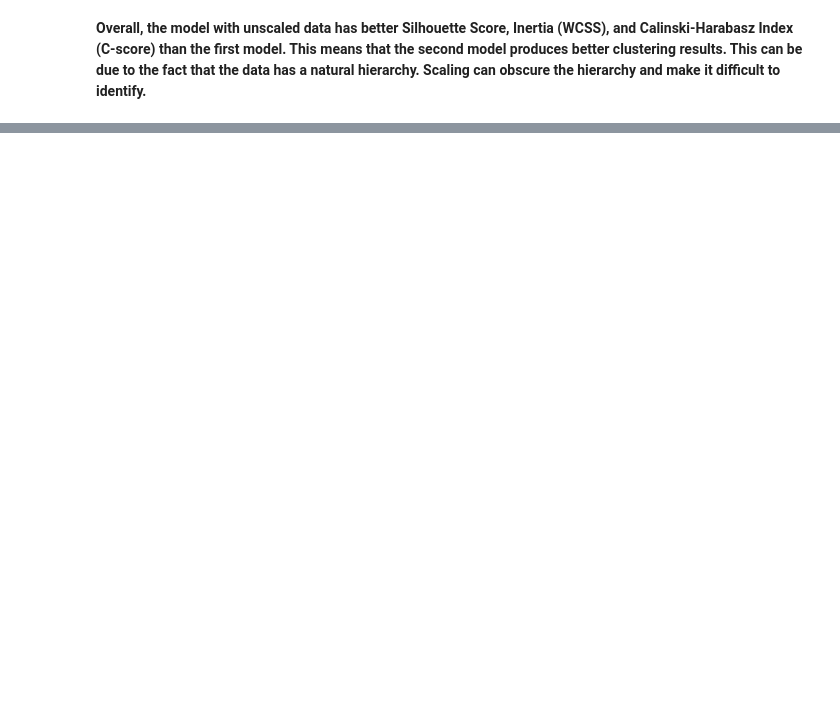
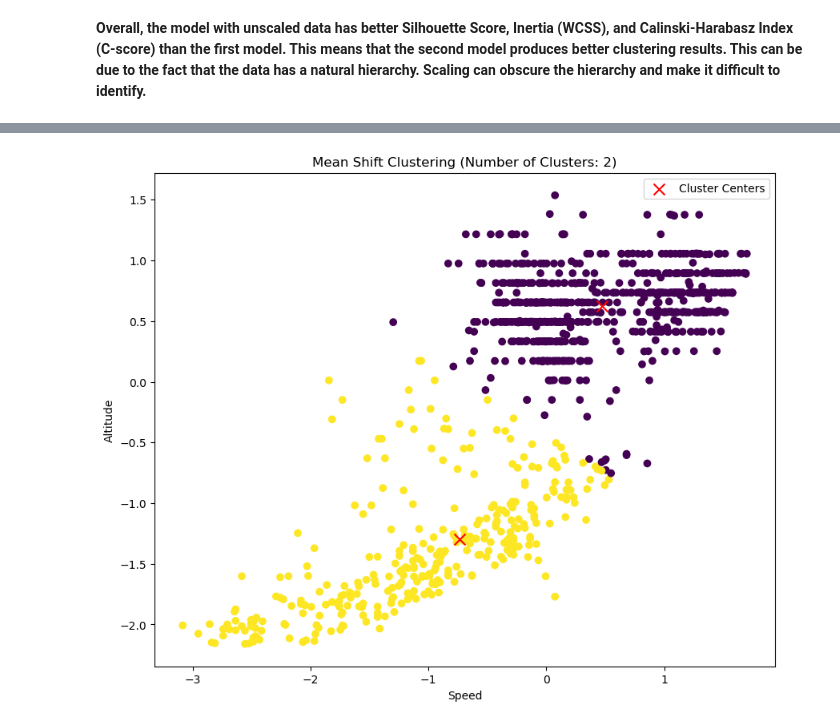
Before and after one commit to mrme77/Flight-Patterns-Clustering-using-ML-Algorithms., a Jupyter notebook: Project7Notebook.ipynb, the cells around one changed output, grey strips where cells are left out. Drawn from its saved outputs; the diff is of its cells as text; code cells hidden in the pictures; blank space fills up the shorter version.

```diff
--- a/Project7Notebook.ipynb
+++ b/Project7Notebook.ipynb
@@ -915,0 +892,24 @@ Inertia (WCSS): 20477175698.21025
+# %%
+from sklearn.cluster import MeanShift
+plt.figure(figsize=(10, 8))
+
+# Create and fit the Mean Shift model
+meanshift = MeanShift()
+labels = meanshift.fit_predict(scaled_data)
+
+# Extract the cluster centers
+cluster_centers = meanshift.cluster_centers_
+
+# Get the number of clusters
+n_clusters = len(cluster_centers)
+
+# Create a scatter plot of the data points and cluster centers
+plt.scatter(scaled_data[:, 0], scaled_data[:, 1], c=labels, cmap='viridis')
+plt.scatter(cluster_centers[:, 0], cluster_centers[:, 1], marker='x', color='red', s=100, label='Cluster Centers')
+plt.title(f'Mean Shift Clustering (Number of Clusters: {n_clusters})')
+plt.xlabel('Speed')
+plt.ylabel('Altitude')
+plt.legend()
+plt.show()
+# %% [output]
+[figure, added]
```
Also changed, not shown: parts of 8 cells of this notebook.
